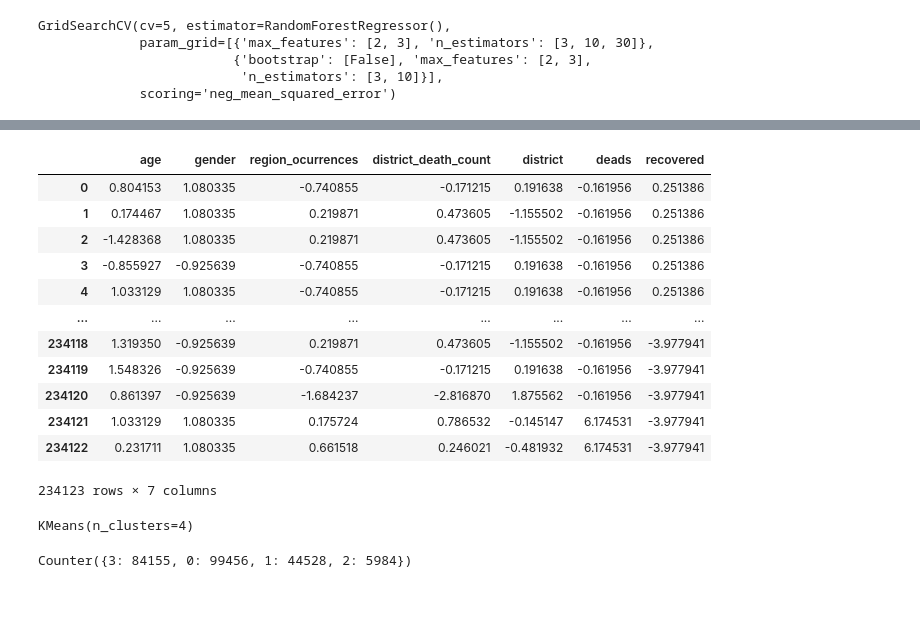
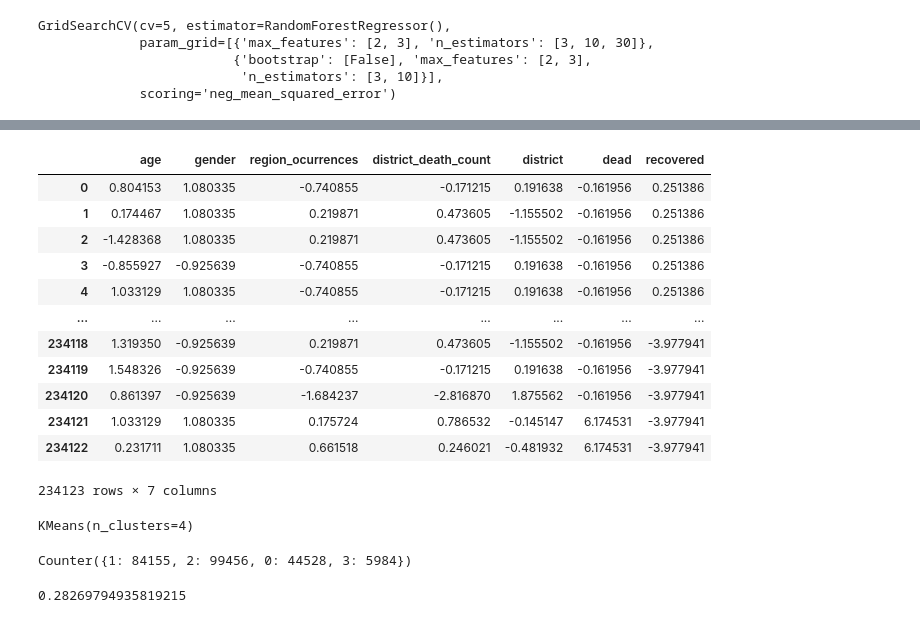
Before and after one commit to brunolcarli/IPythonNotebooks, a Jupyter notebook: covid_curitiba.ipynb, the cells around one changed output, grey strips where cells are left out. Saved outputs shown, nothing was run; the diff lists cells and outputs as text; code cells hidden in the pictures.

```diff
--- a/covid_curitiba.ipynb
+++ b/covid_curitiba.ipynb
@@ -659,9 +683,9 @@ grid_search.best_params_
 # %%
-x['deads'] = xdeads
+x['dead'] = xdeads
 x['recovered'] = xrecs
 x
 # %% [output]
-|  | age | gender | region_ocurrences | district_death_count | district | deads | recovered |
+|  | age | gender | region_ocurrences | district_death_count | district | dead | recovered |
 | 0 | 0.804153 | 1.080335 | -0.740855 | -0.171215 | 0.191638 | -0.161956 | 0.251386 |
 | 1 | 0.174467 | 1.080335 | 0.219871 | 0.473605 | -1.155502 | -0.161956 | 0.251386 |
 | 2 | -1.428368 | 1.080335 | 0.219871 | 0.473605 | -1.155502 | -0.161956 | 0.251386 |
@@ -684,13 +708,8 @@ KMeans(n_clusters=4)
 cluster_labels = cluster.labels_
 Counter(cluster_labels)
 # %% [output]
-Counter({3: 84155, 0: 99456, 1: 44528, 2: 5984})
+Counter({1: 84155, 2: 99456, 0: 44528, 3: 5984})
 # %%
 metrics.silhouette_score(x, cluster_labels, metric='euclidean')
-
-# find better cluster size
-# for i in range(2, 10):
-#     kmeans = KMeans(n_clusters=i, n_init=10, max_iter=300)
-#     labels = kmeans.fit_predict(x)
-#     silhouette = metrics.silhouette_score(x, labels, metric='euclidean')
-#     print(f'{i}: silhouette: {silhouette}')
+# %% [output]
+0.28269794935819215
```
Also changed, not shown: parts of 27 cells of this notebook.
